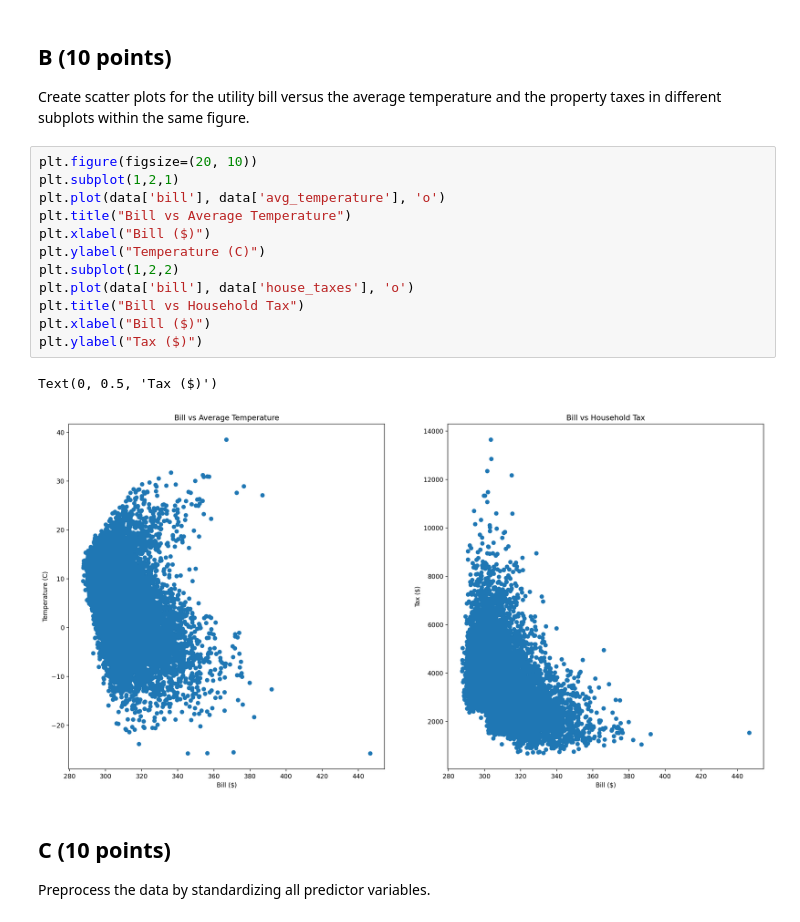
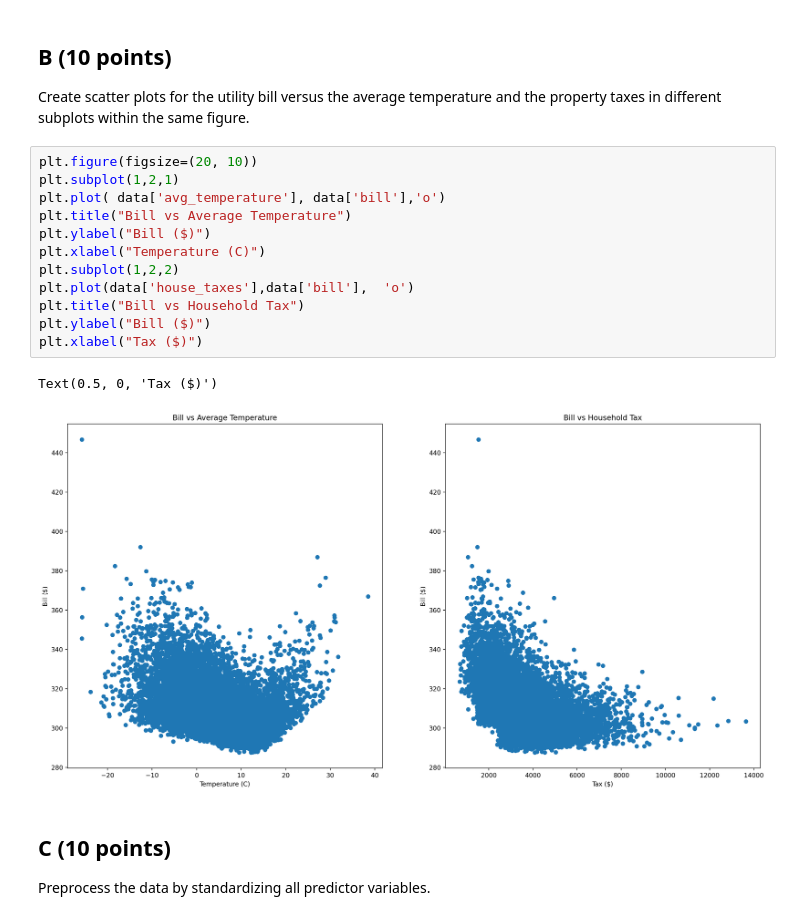
Before and after one commit to howardchen29/Math509, a Jupyter notebook: Midterm Exam.ipynb, the cells around one changed output. Drawn from its saved outputs; the diff is of its cells as text.

```diff
--- a/Midterm Exam.ipynb
+++ b/Midterm Exam.ipynb
@@ -95,18 +95,18 @@ Create scatter plots for the utility bill versus the average temperature and the
 # %%
 plt.figure(figsize=(20, 10))
 plt.subplot(1,2,1)
-plt.plot(data['bill'], data['avg_temperature'], 'o')
+plt.plot( data['avg_temperature'], data['bill'],'o')
 plt.title("Bill vs Average Temperature")
-plt.xlabel("Bill ($)")
-plt.ylabel("Temperature (C)")
+plt.ylabel("Bill ($)")
+plt.xlabel("Temperature (C)")
 plt.subplot(1,2,2)
-plt.plot(data['bill'], data['house_taxes'], 'o')
+plt.plot(data['house_taxes'],data['bill'],  'o')
 plt.title("Bill vs Household Tax")
-plt.xlabel("Bill ($)")
-plt.ylabel("Tax ($)")
+plt.ylabel("Bill ($)")
+plt.xlabel("Tax ($)")
 # %% [output]
-Text(0, 0.5, 'Tax ($)')
+Text(0.5, 0, 'Tax ($)')
-[figure, old version]
+[figure, new version]
 # %% [markdown]
 ## C (10 points)
 
```
Also changed, not shown: parts of 5 cells of this notebook.
